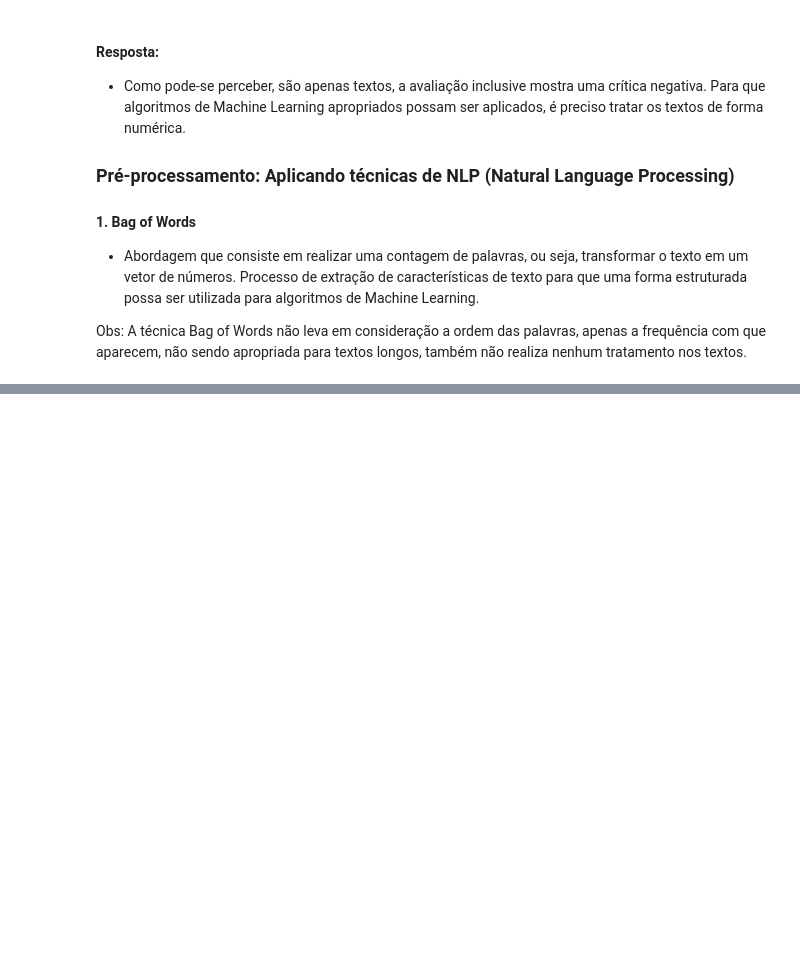
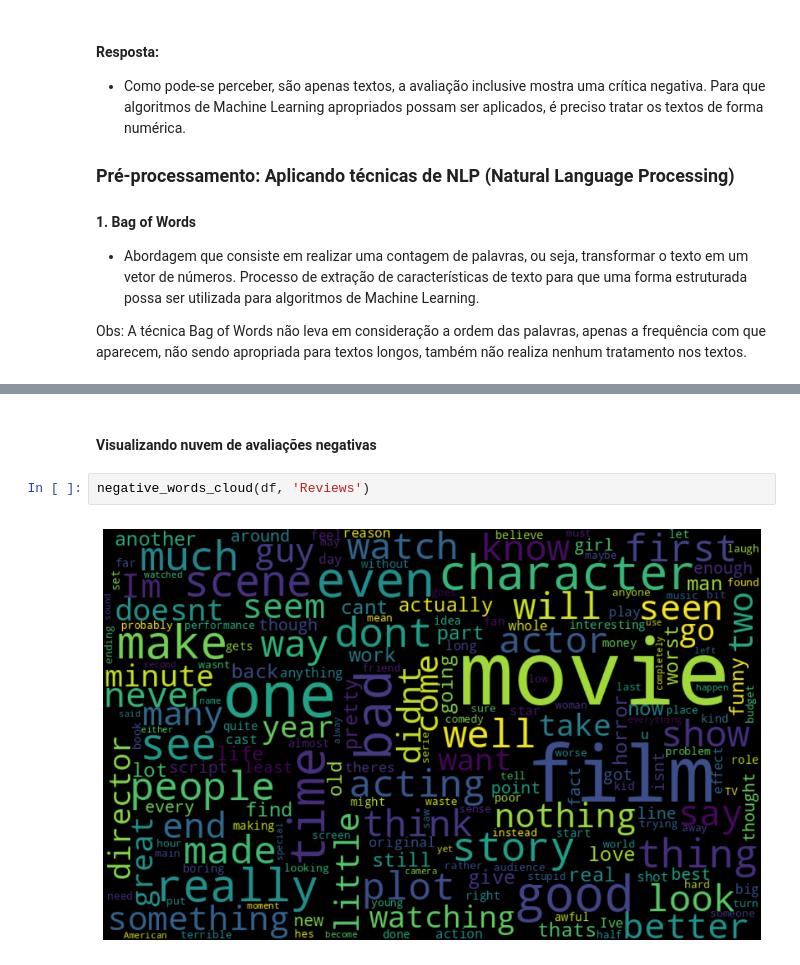
Before and after one commit to guialbquerque/AnaliseDeSentimentosIMDB, a Jupyter notebook: notebooks/preprocessing/data_pre_processing.ipynb, the cells around one changed output, grey strips where cells are left out. Drawn from its saved outputs; the diff is of its cells as text; blank space fills up the shorter version.

```diff
--- a/notebooks/preprocessing/data_pre_processing.ipynb
+++ b/notebooks/preprocessing/data_pre_processing.ipynb
@@ -37,0 +49,6 @@ Obs: A técnica Bag of Words não leva em consideração a ordem das palavras, a
+# %% [markdown]
+#### Visualizando nuvem de avaliações negativas
+# %%
+negative_words_cloud(df, 'Reviews')
+# %% [output]
+[figure, added]
```
Also changed, not shown: parts of 5 cells of this notebook.
